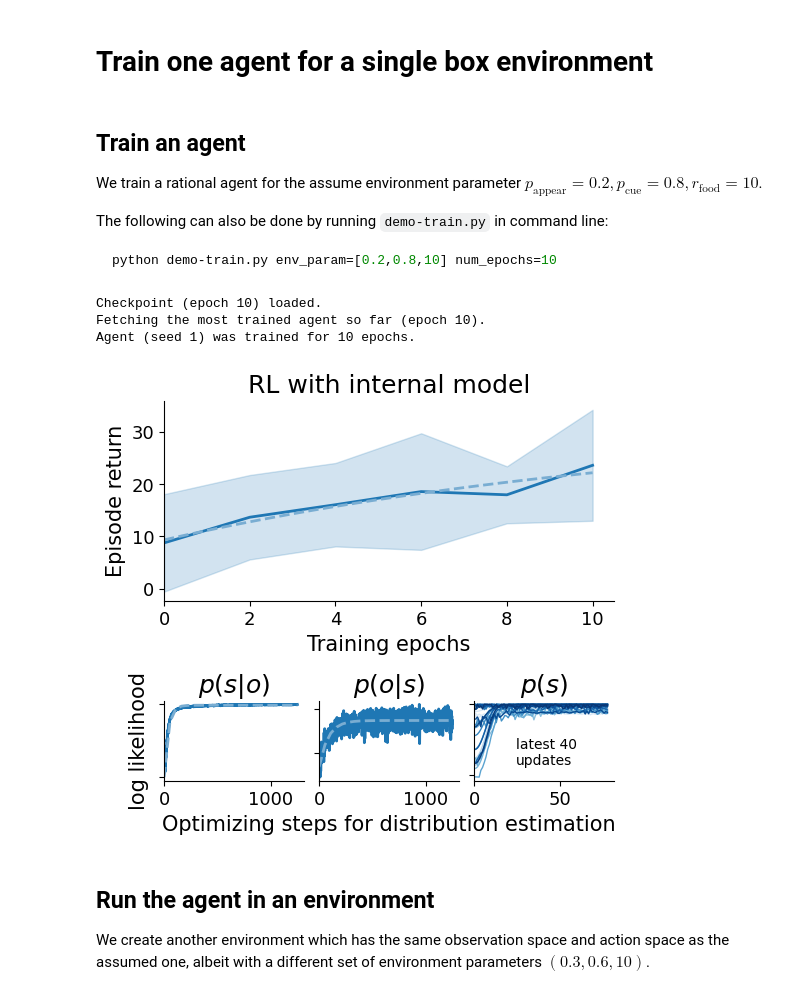
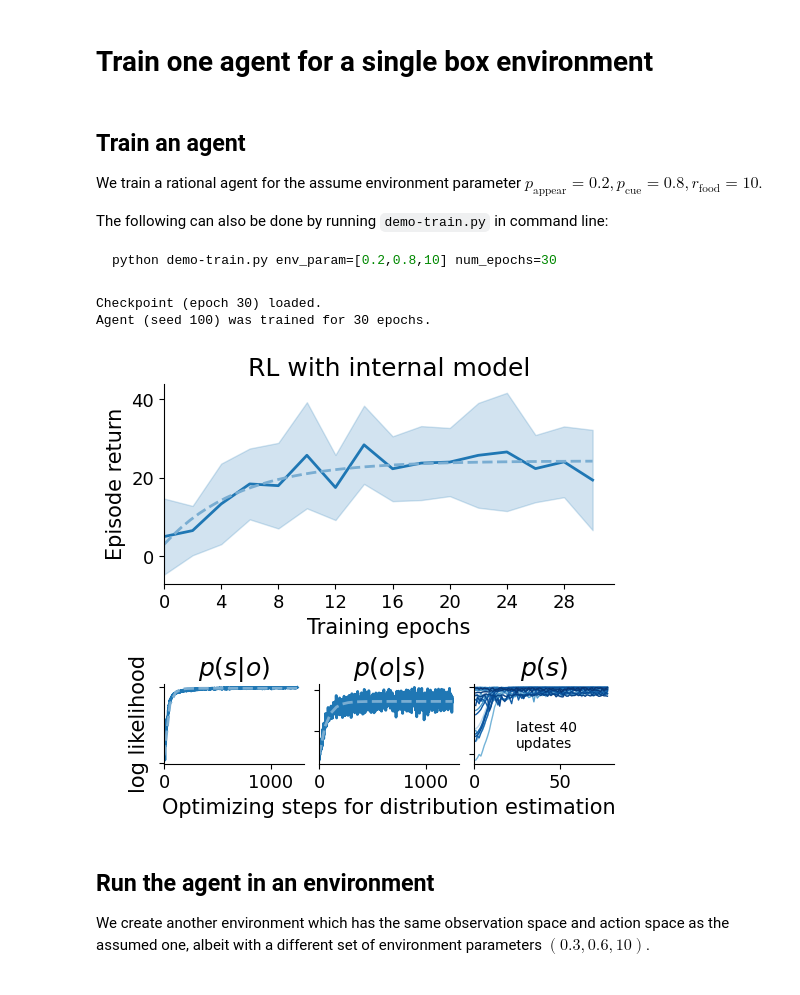
Before and after one commit to XaqLab/box-foraging, a Jupyter notebook: single-box.ipynb, the cells around one changed output. Cells and saved outputs as stored; diff of their text form; code cells hidden in the pictures.

````diff
--- a/single-box.ipynb
+++ b/single-box.ipynb
@@ -23,19 +23,19 @@ We train a rational agent for the assume environment parameter $p_\mathrm{appear
 
 The following can also be done by running `demo-train.py` in command line:
 ```bash
-python demo-train.py env_param=[0.2,0.8,10] num_epochs=10
+python demo-train.py env_param=[0.2,0.8,10] num_epochs=30
 ```
 # %%
 env_param = [0.2, 0.8, 10]
-num_epochs = 10
+num_epochs = 30
 
-agent = manager.train_agent(env_param, num_epochs=num_epochs)
-agent, fig = manager.inspect_agent(env_param)
+seed = 100
+agent = manager.train_agent(env_param, seed=seed, num_epochs=num_epochs)
+agent, fig = manager.inspect_agent(env_param, seed=seed)
 # %% [output]
-Checkpoint (epoch 10) loaded.
-Fetching the most trained agent so far (epoch 10).
-Agent (seed 1) was trained for 10 epochs.
+Checkpoint (epoch 30) loaded.
+Agent (seed 100) was trained for 30 epochs.
-[figure, old version]
+[figure, new version]
 # %% [markdown]
 ## Run the agent in an environment
 We create another environment which has the same observation space and action space as the assumed one, albeit with a different set of environment parameters $(0.3, 0.6, 10)$.
````
Also changed, not shown: parts of 8 cells of this notebook, 3 other files.
